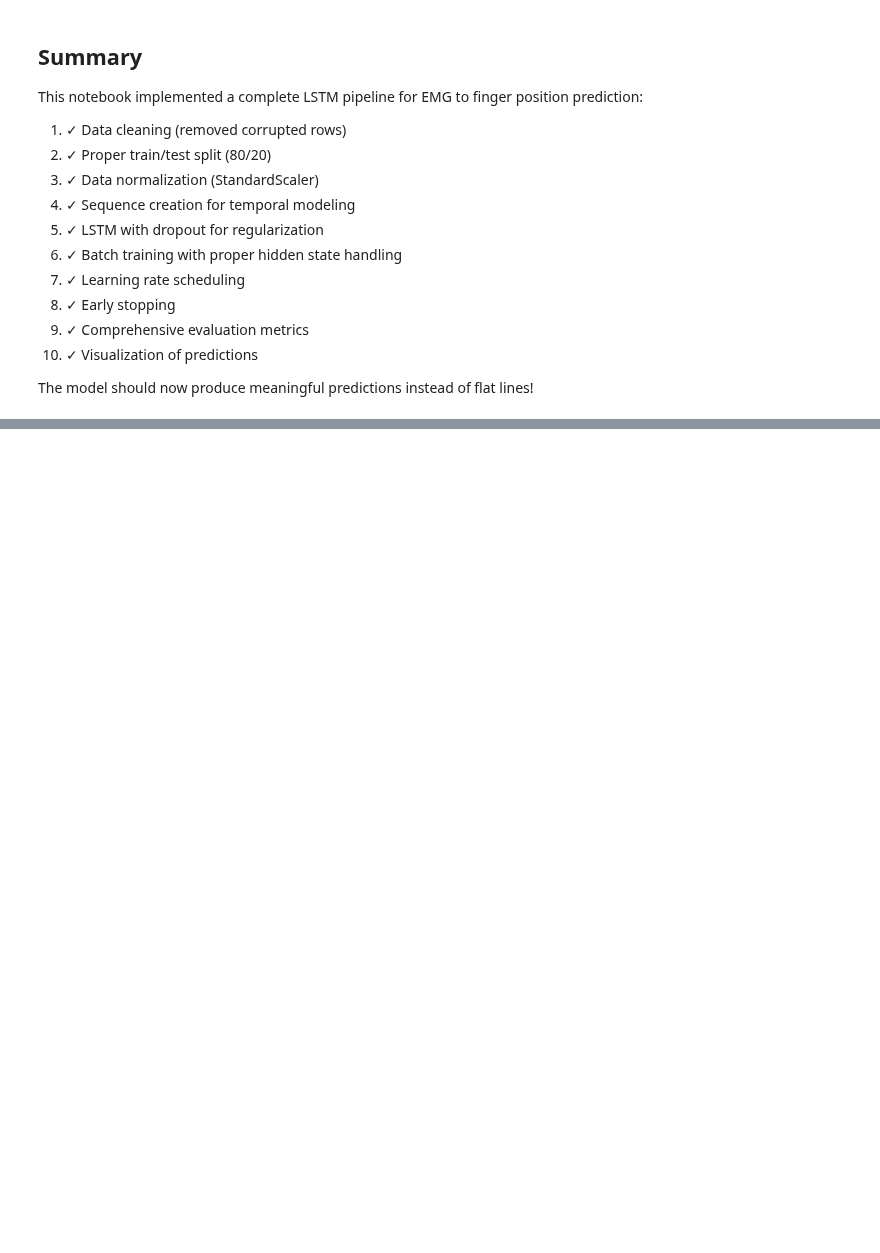
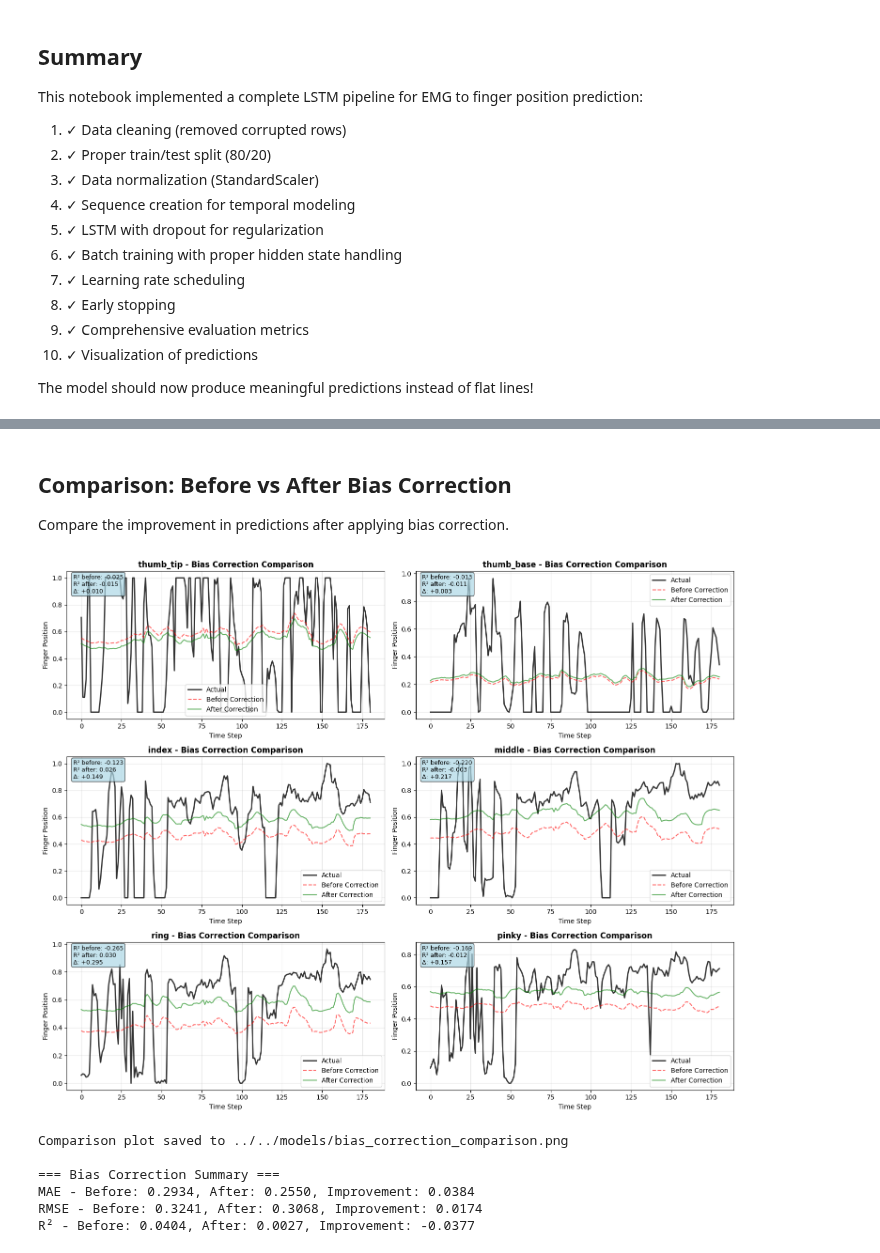
Before and after one commit to CogitoNTNU/Grip, a Jupyter notebook: training/notebooks/LSTM_2.ipynb, the cells around one changed output, grey strips where cells are left out. Saved outputs shown, nothing was run; the diff lists cells and outputs as text; code cells hidden in the pictures; blank space fills up the shorter version.

Commit message:
feat: play with bias correction

```diff
--- a/training/notebooks/LSTM_2.ipynb
+++ b/training/notebooks/LSTM_2.ipynb
@@ -536,0 +766,51 @@ The model should now produce meaningful predictions instead of flat lines!
+# %% [markdown]
+## Comparison: Before vs After Bias Correction
+
+Compare the improvement in predictions after applying bias correction.
+# %%
+# Create comparison plot showing before and after bias correction
+fig, axes = plt.subplots(3, 2, figsize=(15, 12))
+axes = axes.flatten()
+
+plot_samples = min(500, len(actual))
+
+for i, finger in enumerate(finger_columns):
+    axes[i].plot(actual[:plot_samples, i], label='Actual', alpha=0.8, linewidth=2, color='black')
+    axes[i].plot(predictions[:plot_samples, i], label='Before Correction', alpha=0.6, linewidth=1.5, linestyle='--', color='red')
+    axes[i].plot(predictions_corrected[:plot_samples, i], label='After Correction', alpha=0.6, linewidth=1.5, color='green')
+    axes[i].set_title(f'{finger} - Bias Correction Comparison', fontsize=12, fontweight='bold')
+    axes[i].set_xlabel('Time Step')
+    axes[i].set_ylabel('Finger Position')
+    axes[i].legend()
+    axes[i].grid(True, alpha=0.3)
+
+    # Show improvement in R²
+    r2_before = r2_score(actual[:, i], predictions[:, i])
+    r2_after = r2_score(actual[:, i], predictions_corrected[:, i])
+    improvement = r2_after - r2_before
+
+    axes[i].text(0.02, 0.98, f'R² before: {r2_before:.3f}\nR² after: {r2_after:.3f}\nΔ: {improvement:+.3f}',
+                 transform=axes[i].transAxes,
+                 verticalalignment='top',
+                 bbox=dict(boxstyle='round', facecolor='lightblue', alpha=0.7),
+                 fontsize=9)
+
+plt.tight_layout()
+# plt.savefig('../../models/bias_correction_comparison.png', dpi=300, bbox_inches='tight')
+plt.show()
+
+print(f"Comparison plot saved to ../../models/bias_correction_comparison.png")
+
+# Print summary statistics
+print("\n=== Bias Correction Summary ===")
+print(f"MAE - Before: {overall_mae:.4f}, After: {corrected_mae:.4f}, Improvement: {overall_mae - corrected_mae:.4f}")
+print(f"RMSE - Before: {overall_rmse:.4f}, After: {corrected_rmse:.4f}, Improvement: {overall_rmse - corrected_rmse:.4f}")
+print(f"R² - Before: {overall_r2:.4f}, After: {corrected_overall_r2:.4f}, Improvement: {corrected_overall_r2 - overall_r2:+.4f}")
+# %% [output]
+[figure, added]
+Comparison plot saved to ../../models/bias_correction_comparison.png
+
+=== Bias Correction Summary ===
+MAE - Before: 0.2934, After: 0.2550, Improvement: 0.0384
+RMSE - Before: 0.3241, After: 0.3068, Improvement: 0.0174
+R² - Before: 0.0404, After: 0.0027, Improvement: -0.0377
```
Also changed, not shown: parts of 19 cells of this notebook.
